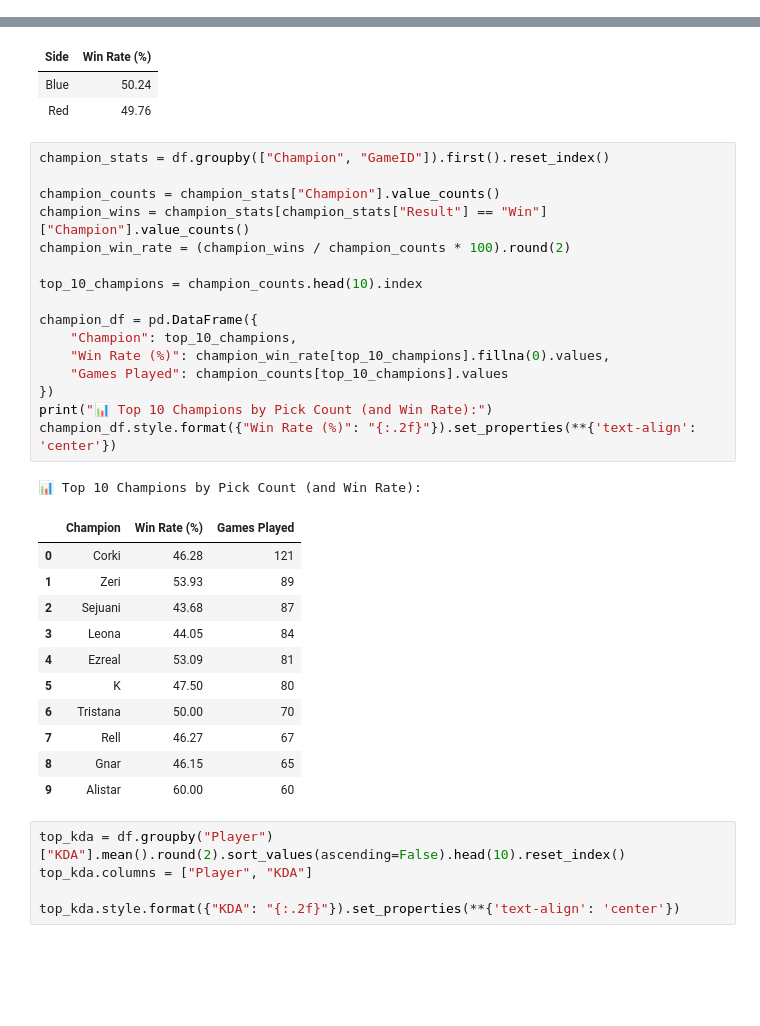
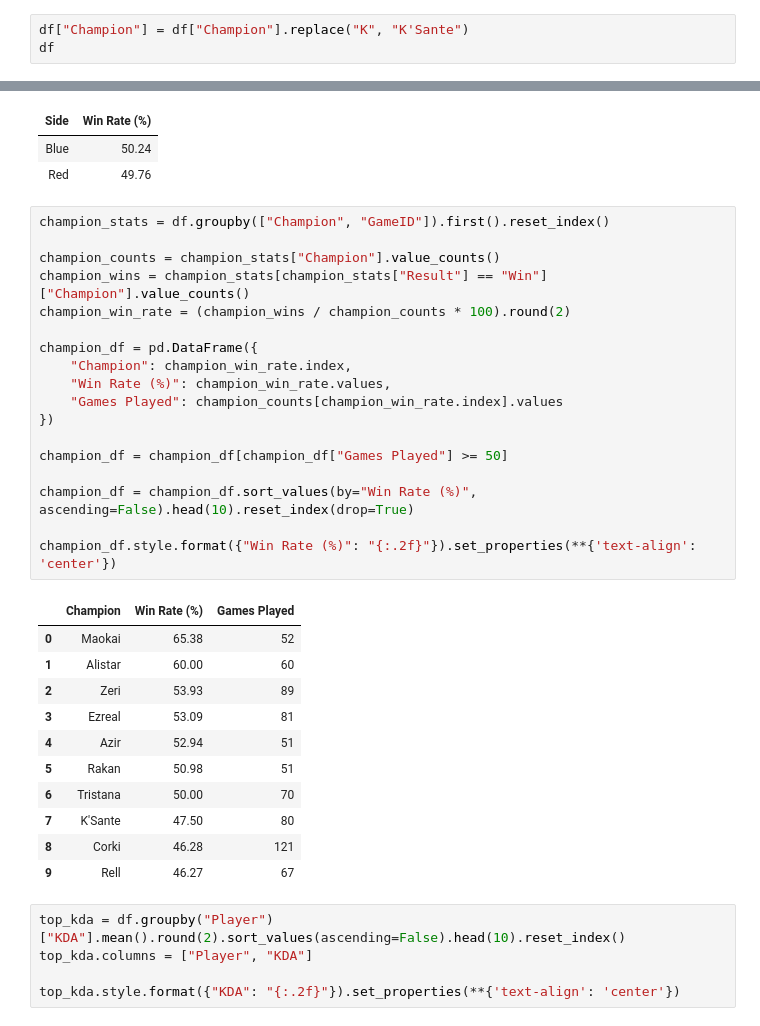
Before and after one commit to NguyenDung0210/LCK_Data_Analysis, a Jupyter notebook: analyze.ipynb, the cells around one changed output, grey strips where cells are left out. Cells and saved outputs as stored; diff of their text form; blank space fills up the shorter version.

```diff
--- a/analyze.ipynb
+++ b/analyze.ipynb
@@ -61,3 +61,6 @@ dtype('float64')
 df['KDA'].mean()
 # %% [output]
 np.float64(5.1640191387559815)
+# %%
+df["Champion"] = df["Champion"].replace("K", "K'Sante")
+df
@@ -264,32 +281,33 @@ side_win_df.style.format({"Win Rate (%)": "{:.2f}"}).hide(axis="index").set_prop
 # %%
 champion_stats = df.groupby(["Champion", "GameID"]).first().reset_index()
 
 champion_counts = champion_stats["Champion"].value_counts()
 champion_wins = champion_stats[champion_stats["Result"] == "Win"]["Champion"].value_counts()
 champion_win_rate = (champion_wins / champion_counts * 100).round(2)
 
-top_10_champions = champion_counts.head(10).index
+champion_df = pd.DataFrame({
+    "Champion": champion_win_rate.index,
+    "Win Rate (%)": champion_win_rate.values,
+    "Games Played": champion_counts[champion_win_rate.index].values
+})
 
-champion_df = pd.DataFrame({
-    "Champion": top_10_champions,
-    "Win Rate (%)": champion_win_rate[top_10_champions].fillna(0).values,
-    "Games Played": champion_counts[top_10_champions].values
-})
-print("📊 Top 10 Champions by Pick Count (and Win Rate):")
+champion_df = champion_df[champion_df["Games Played"] >= 50]
+
+champion_df = champion_df.sort_values(by="Win Rate (%)", ascending=False).head(10).reset_index(drop=True)
+
 champion_df.style.format({"Win Rate (%)": "{:.2f}"}).set_properties(**{'text-align': 'center'})
 # %% [output]
-📊 Top 10 Champions by Pick Count (and Win Rate):
 |  | Champion | Win Rate (%) | Games Played |
-| 0 | Corki | 46.28 | 121 |
-| 1 | Zeri | 53.93 | 89 |
-| 2 | Sejuani | 43.68 | 87 |
-| 3 | Leona | 44.05 | 84 |
-| 4 | Ezreal | 53.09 | 81 |
-| 5 | K | 47.50 | 80 |
+| 0 | Maokai | 65.38 | 52 |
+| 1 | Alistar | 60.00 | 60 |
+| 2 | Zeri | 53.93 | 89 |
+| 3 | Ezreal | 53.09 | 81 |
+| 4 | Azir | 52.94 | 51 |
+| 5 | Rakan | 50.98 | 51 |
 | 6 | Tristana | 50.00 | 70 |
-| 7 | Rell | 46.27 | 67 |
-| 8 | Gnar | 46.15 | 65 |
-| 9 | Alistar | 60.00 | 60 |
+| 7 | K'Sante | 47.50 | 80 |
+| 8 | Corki | 46.28 | 121 |
+| 9 | Rell | 46.27 | 67 |
 # %%
 top_kda = df.groupby("Player")["KDA"].mean().round(2).sort_values(ascending=False).head(10).reset_index()
 top_kda.columns = ["Player", "KDA"]
```
Also changed, not shown: parts of 2 cells of this notebook.
